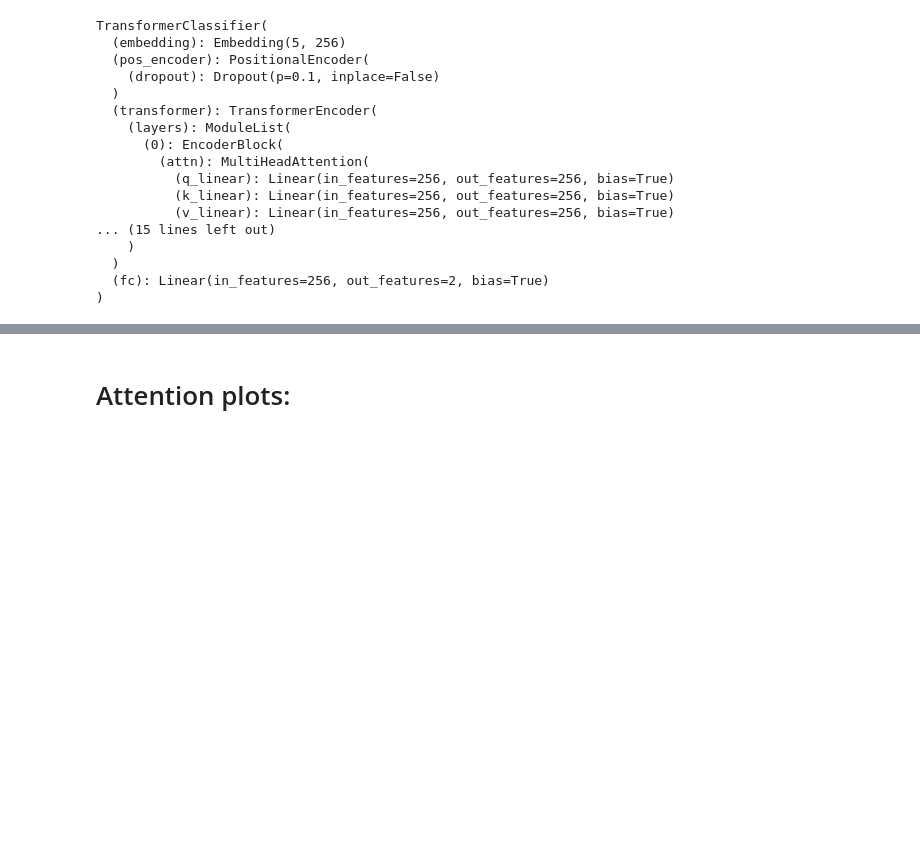
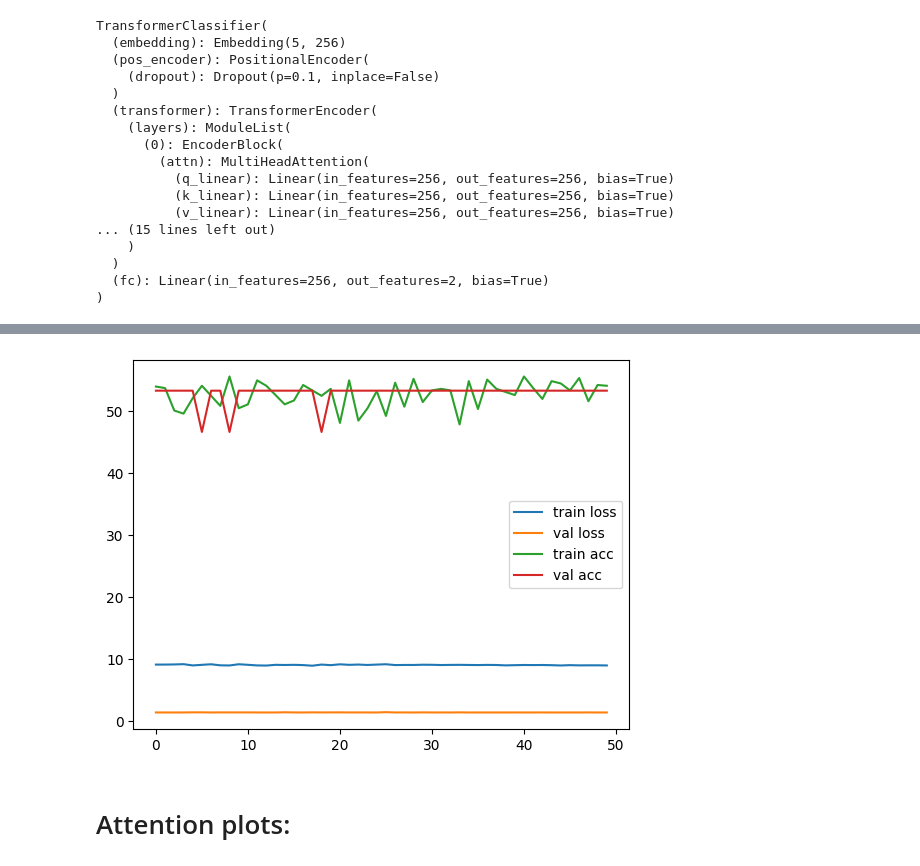
Before and after one commit to matiasmolinolo/transformer-checker, a Jupyter notebook: experiments.ipynb, the cells around one changed output, grey strips where cells are left out. Cells and saved outputs as stored; diff of their text form; code cells hidden in the pictures; blank space fills up the shorter version.

```diff
--- a/experiments.ipynb
+++ b/experiments.ipynb
@@ -275,3 +296,14 @@ Test Loss: 6.8053 | Test Acc: 60.00%
+# %%
+import matplotlib.pyplot as plt
+
+plt.plot(train_loss, label="train loss")
+plt.plot(val_loss, label="val loss")
+plt.plot(train_acc, label="train acc")
+plt.plot(val_acc, label="val acc")
+plt.legend()
+plt.show()
+# %% [output]
+[figure, added]
 # %% [markdown]
 # Attention plots:
 # %%
```
Also changed, not shown: parts of 38 cells of this notebook, 1 other file.
